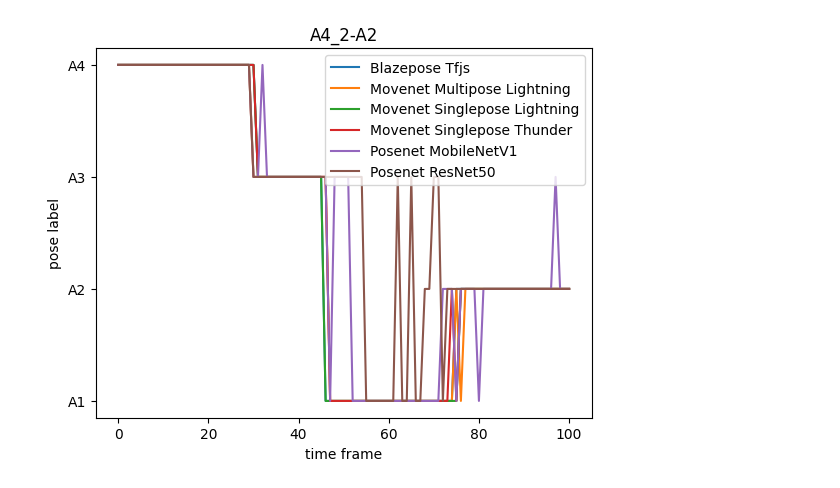
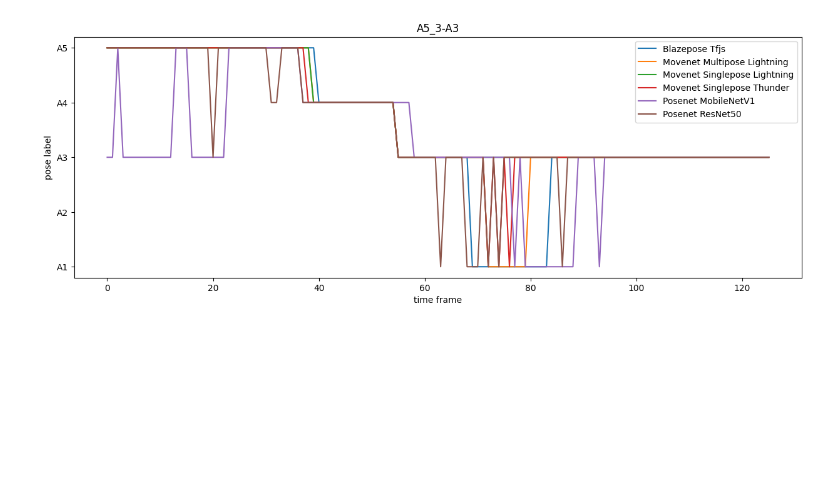
Before and after one commit to trinagle1289/kim-flutter-nodejs, a Jupyter notebook: python/plot-painter/JsonToPlot.ipynb, the cells around one changed output. Saved outputs shown, nothing was run; the diff lists cells and outputs as text; code cells hidden in the pictures; blank space fills up the shorter version.

```diff
--- a/python/plot-painter/JsonToPlot.ipynb
+++ b/python/plot-painter/JsonToPlot.ipynb
@@ -1,5 +1,5 @@
 # %%
-POSE_TAG = "A4_2-A2"
+POSE_TAG = "A5_3-A3"
 JSON_FILE_PATH = f"../../resources/json/{POSE_TAG}"
 # %%
 import os
@@ -10,19 +10,25 @@ import matplotlib.pyplot as plt
 
 from src import json_pose
 # %%
+fig = plt.figure()
+fig.set_figheight(5)
+fig.set_figwidth(15)
+
 ax = plt.subplot()
+ax.set_title(POSE_TAG)
 
 for file in os.listdir(JSON_FILE_PATH):
     path = path_lib.normpath(path_lib.join(JSON_FILE_PATH, file))
     name = Path(path).stem
 
     data = json_pose.PoseData(path)
     labels = data.to_label_list()
     ax = json_pose.draw_pose_result(labels, name)
 
-ax.set_title(POSE_TAG)
 ax.legend()
 plt.show()
+
+fig.savefig(fname=f"./results/{POSE_TAG}_mix.png")
 # %% [output]
-[figure, old version]
+[figure, new version]
 # %%
```
Also changed, not shown: parts of 2 cells of this notebook.
